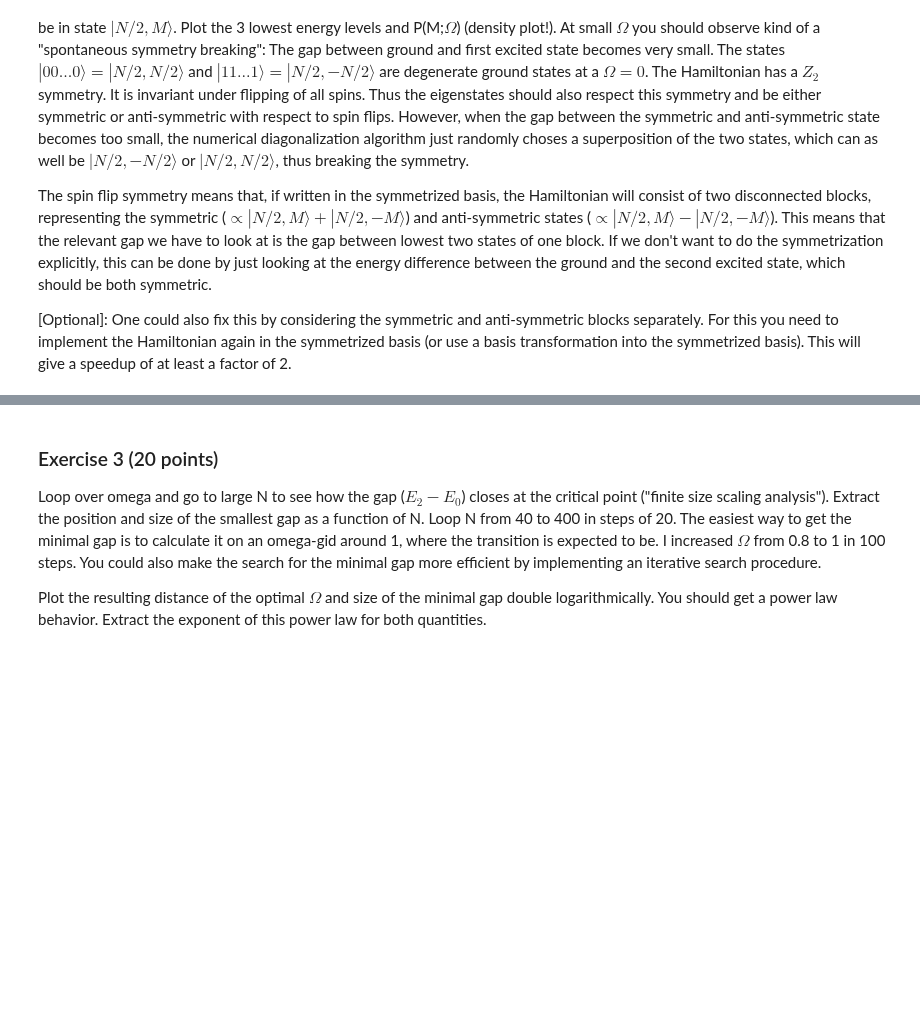
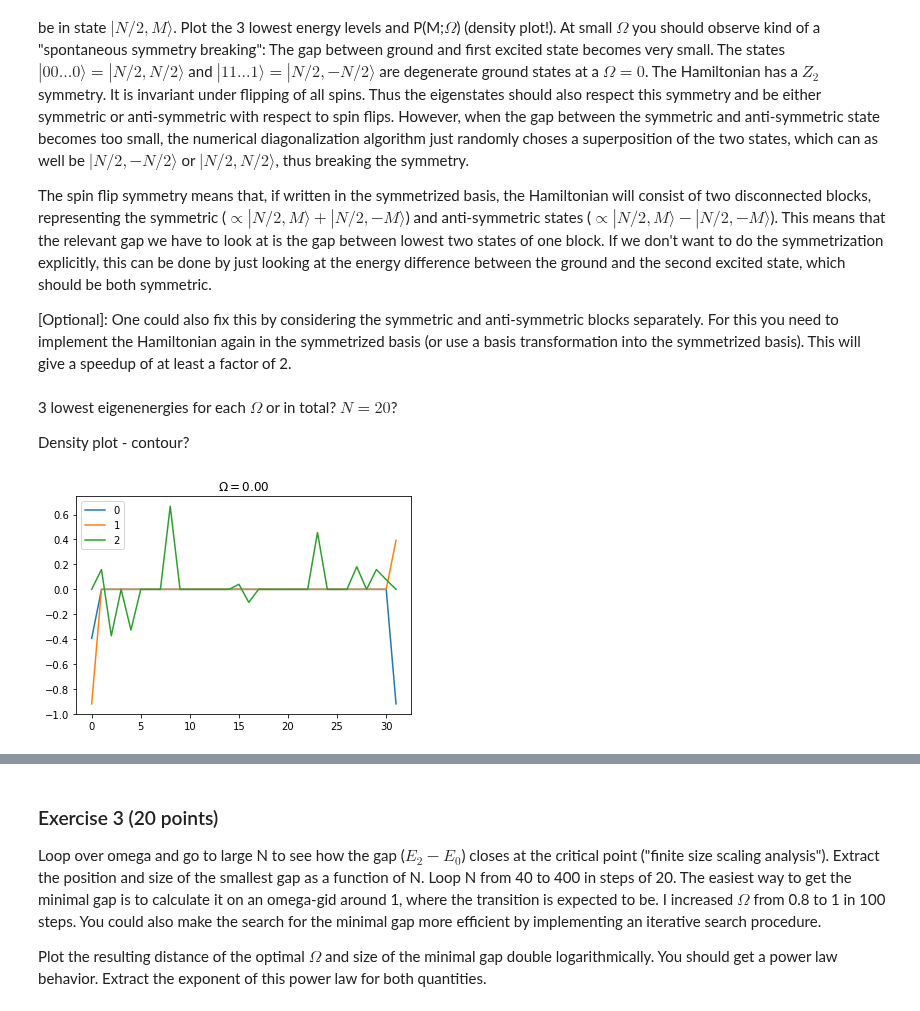
Before and after one commit to ml4cdeca/ComputationalQuantumDynamics, a Jupyter notebook: blatt4/exercise4.ipynb, the cells around one changed output, grey strips where cells are left out. Saved outputs shown, nothing was run; the diff lists cells and outputs as text; code cells hidden in the pictures; blank space fills up the shorter version.

```diff
--- a/blatt4/exercise4.ipynb
+++ b/blatt4/exercise4.ipynb
@@ -42,8 +42,8 @@ Collective Spin operator: $$S_a=\sum_{i=1}^N S_a^{(i)}=\sum_{i=1}^N \sigma_a^{(i
 # %%
 # spin matrices as sparse matrices
-s = [sparse.csr_matrix(np.array([[0, 1]  ,[ 1, 0]])/2),    #sx
-     sparse.csr_matrix(np.array([[0, -1j],[1j, 0]])/2),    #sy
-     sparse.csr_matrix(np.array([[1, 0]  ,[0, -1]])/2)]    #sz
+s = [sp.csr_matrix(np.array([[0, 1]  ,[ 1, 0]])/2),    #sx
+     sp.csr_matrix(np.array([[0, -1j],[1j, 0]])/2),    #sy
+     sp.csr_matrix(np.array([[1, 0]  ,[0, -1]])/2)]    #sz
 #function to compute N kronecker products of identities with 2x2 matrices at certain indices
 def NKron(N,matrices=[],indices=[]):
     result=matrices[0] if 0 in indices else sp.identity(2)
@@ -52,7 +52,12 @@ def NKron(N,matrices=[],indices=[]):
     return result
 #return the collective spin operator. a is in [0,1,2] for (x,y,z). N is particle number
 def collectiveSpin(N,a):
-    return NKron(N,[s[a]]*N,[*range(N)])
+    result=sp.csr_matrix((2**N,2**N))
+    for i in range(N):
+        result+=NKron(N,[s[a]],[i])
+    return result
+
+#DON'T USE!!! EVIL
 #return the squared collective Spin
 def collectiveSpin2(N,a):
     result=sp.csr_matrix((2**N,2**N))
@@ -64,4 +69,4 @@ def collectiveSpin2(N,a):
 #Hamiltonian as sparse matrix:
 def H(N,Om,J=1):
     #-J/N*S_z^2-Ω*S_x
-    return -J/N*collectiveSpin2(N,2)-Om*collectiveSpin(N,0)
+    return -J/N*collectiveSpin(N,2)**2-Om*collectiveSpin(N,0)
@@ -73,3 +82,20 @@ Loop over $\Omega$ (from 0 to 2 in small steps) and record the lowest 3 eigenene
 The spin flip symmetry means that, if written in the symmetrized basis, the Hamiltonian will consist of two disconnected blocks, representing the symmetric ($\propto |N/2,M\rangle + |N/2,-M\rangle$) and anti-symmetric states ($\propto |N/2,M\rangle - |N/2,-M\rangle$). This means that the relevant gap we have to look at is the gap between lowest two states of one block. If we don't want to do the symmetrization explicitly, this can be done by just looking at the energy difference between the ground and the second excited state, which should be both symmetric.
 
 [Optional]: One could also fix this by considering the symmetric and anti-symmetric blocks separately. For this you need to implement the Hamiltonian again in the symmetrized basis (or use a basis transformation into the symmetrized basis). This will give a speedup of at least a factor of 2.
+# %% [markdown]
+3 lowest eigenenergies for each $\Omega$ or in total? $N=20$?
+
+Density plot - contour?
+# %%
+def f(Om):
+    Ham=H(5,Om)
+    w,v=sLA.eigsh(Ham,which='SA')
+    plt.figure(Om)
+    for i in range(3):
+        plt.plot(v[:,i],label=i)
+    plt.title('$\Omega=%.2f$'%Om)
+    plt.legend()
+interactive_plot= interactive(f,Om=(0,2,.1))
+interactive_plot
+# %% [output]
+[figure, added]
```
Also changed, not shown: parts of 4 cells of this notebook.
